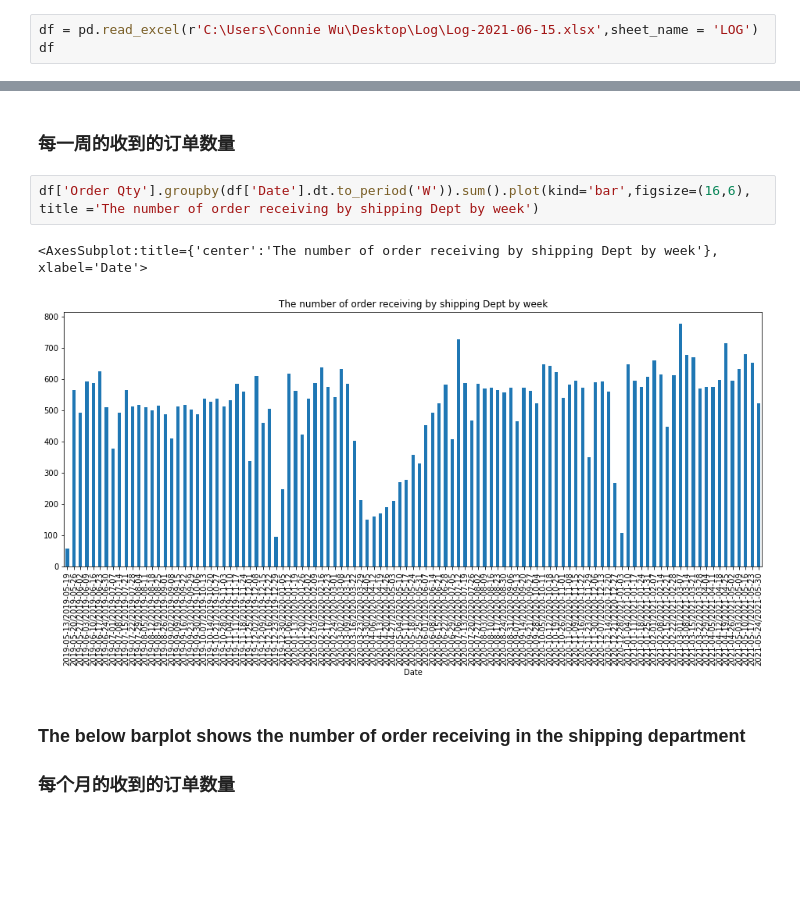
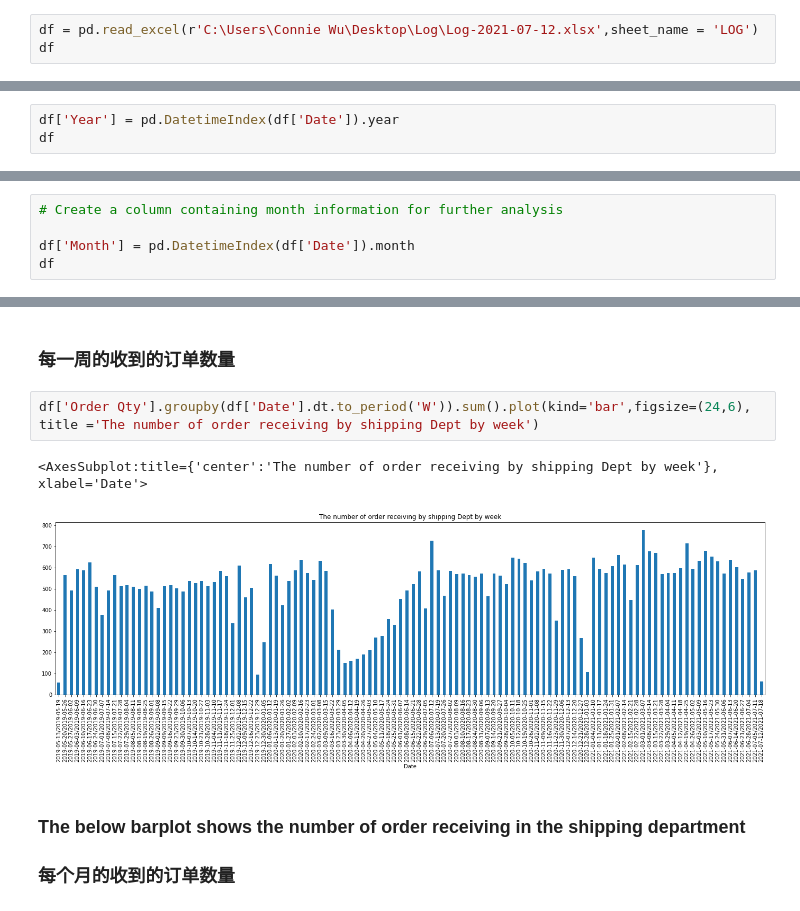
Before and after one commit to rhodapang/Python-for-data-analysis, a Jupyter notebook: Log Analysis for Shipping Department.ipynb, the cells around one changed output, grey strips where cells are left out. Cells and saved outputs as stored; diff of their text form; blank space fills up the shorter version.

```diff
--- a/Log Analysis for Shipping Department.ipynb
+++ b/Log Analysis for Shipping Department.ipynb
@@ -8,7 +8,7 @@ import seaborn as sns
 # %% [markdown]
 # Import the dataset
 # %%
-df = pd.read_excel(r'C:\Users\Connie Wu\Desktop\Log\Log-2021-06-15.xlsx',sheet_name = 'LOG')
+df = pd.read_excel(r'C:\Users\Connie Wu\Desktop\Log\Log-2021-07-12.xlsx',sheet_name = 'LOG')
 df
 # %% [output]
 |  | Admin | Ver. | Partial | Date | INT/US | Order Type | Order Qty |
@@ -51,0 +61,3 @@ df
+# %%
+df['Year'] = pd.DatetimeIndex(df['Date']).year
+df
@@ -51,0 +83,5 @@ df
+# %%
+# Create a column containing month information for further analysis
+
+df['Month'] = pd.DatetimeIndex(df['Date']).month
+df
@@ -88,10 +149,10 @@ df['Order Qty'].groupby(df['Date'].dt.to_period('D')).sum().plot(figsize=(16,6),
 # %% [markdown]
 ### 每一周的收到的订单数量
 # %%
-df['Order Qty'].groupby(df['Date'].dt.to_period('W')).sum().plot(kind='bar',figsize=(16,6), title ='The number of order receiving by shipping Dept by week')
+df['Order Qty'].groupby(df['Date'].dt.to_period('W')).sum().plot(kind='bar',figsize=(24,6), title ='The number of order receiving by shipping Dept by week')
 # %% [output]
 <AxesSubplot:title={'center':'The number of order receiving by shipping Dept by week'}, xlabel='Date'>
-[figure, old version]
+[figure, new version]
 # %% [markdown]
 ### The below barplot shows the number of order receiving in the shipping department
 ### 每个月的收到的订单数量
```
Also changed, not shown: parts of 27 cells of this notebook.
